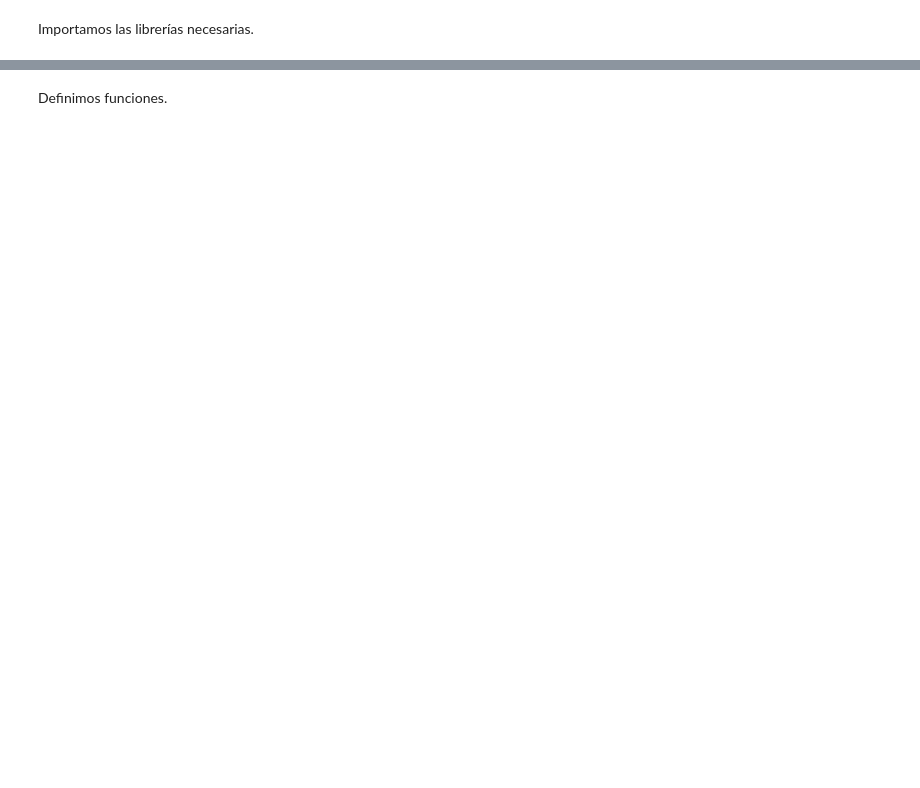
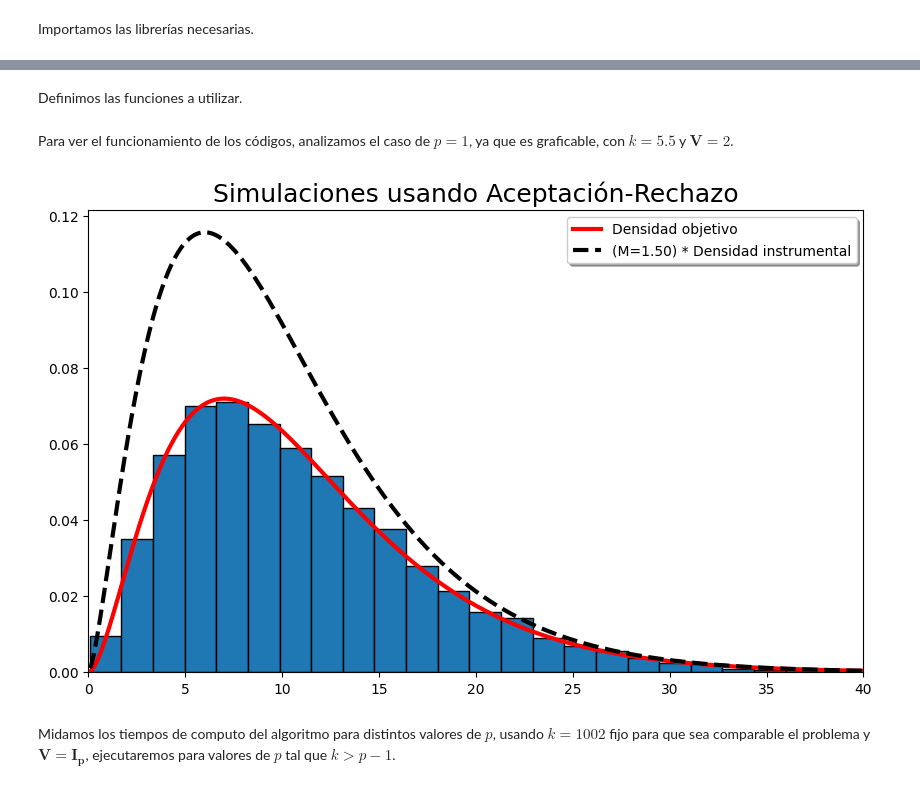
Before and after one commit to AlejandroVillazonG/MAT468, a Jupyter notebook: certamen/P1/p1.ipynb, the cells around one changed output, grey strips where cells are left out. Drawn from its saved outputs; the diff is of its cells as text; code cells hidden in the pictures; blank space fills up the shorter version.

```diff
--- a/certamen/P1/p1.ipynb
+++ b/certamen/P1/p1.ipynb
@@ -16,5 +24,5 @@ $$X = \sum_{i=0}^k z_i z_i^\top = L z_0 z_0^\top L^\top$$
 # %% [markdown]
-Definimos funciones.
+Definimos las funciones a utilizar.
 # %%
 def gen_X(n, V):
     X = np.zeros_like(V)
@@ -37,0 +68,25 @@ def f(X, k, V):
+# %% [markdown]
+Para ver el funcionamiento de los códigos, analizamos el caso de $p=1$, ya que es graficable, con $k=5.5$ y $\mathbf{V} = 2$.
+# %%
+p, k = 1, 5.5
+V = 2*np.eye(1)
+M = buscar_M(k,V)
+aceptados, _ = accept_reject(10_000, k, V, M)
+# %%
+plt.figure(figsize=(10,6))
+# Histograma
+plt.hist(np.array(aceptados).flatten(), density=True, bins=30, edgecolor='k')
+
+x = np.linspace(0.1,40,1_000)
+# Densidad objetivo
+plt.plot(x, [f(np.array([xx]),k,V) for xx in x], lw=3, c='r', label='Densidad objetivo')
+# Densidad instrumental
+plt.plot(x, [M*f(np.array([xx]),int(k),V) for xx in x], lw=3, ls='--', c='k', label=f'({M=:.2f}) * Densidad instrumental')
+plt.title('Simulaciones usando Aceptación-Rechazo', size=18)
+plt.xlim(0,40); plt.legend(shadow=True)
+path = 'C:/Users/Aleja/OneDrive - Universidad Técnica Federico Santa María/Material universidad/10sem 2023-2/MAT468/MAT468_github/certamen/P1/'
+plt.savefig(path+'P1_ejemplo_1dim.png');
+# %% [output]
+[figure, added]
+# %% [markdown]
+Midamos los tiempos de computo del algoritmo para distintos valores de $p$, usando $k=1002$ fijo para que sea comparable el problema y $\mathbf{V}=\mathbf{I_p}$, ejecutaremos para valores de $p$ tal que $k>p-1$.
```
Also changed, not shown: parts of 37 cells of this notebook, 5 other files.
